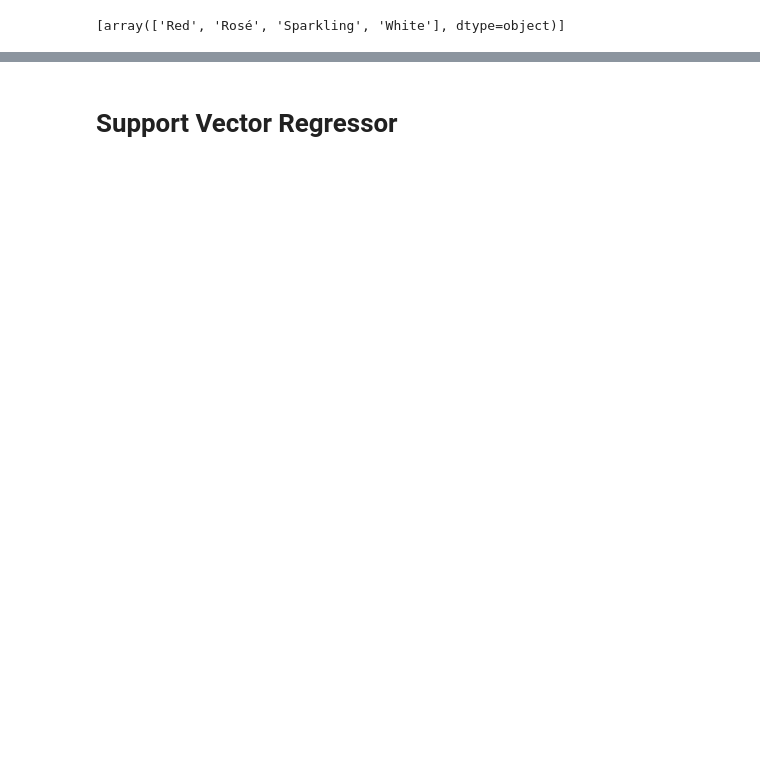
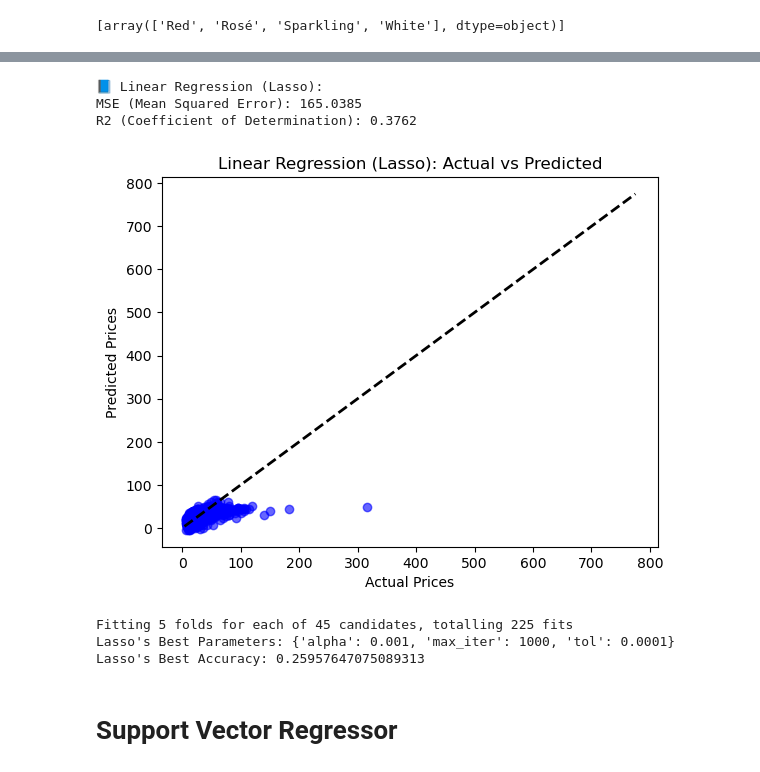
Before and after one commit to FILET81/World-of-Wines, a Jupyter notebook: Wine Price Predictor ML.ipynb, the cells around one changed output, grey strips where cells are left out. Cells and saved outputs as stored; diff of their text form; code cells hidden in the pictures; blank space fills up the shorter version.

```diff
--- a/Wine Price Predictor.ipynb
+++ b/Wine Price Predictor ML.ipynb
@@ -177,2 +215,60 @@ R2 (Coeficiente de Determinación): 0.2049
+# %%
+# Defining the model:
+lasso = Lasso(alpha=0.001, max_iter=1000, tol=0.0001)
+# Alpha controls the strength of the penalty -> The higher the alpha, the more the insignificance of variables becomes polarized! Most common are: 0.0001, 0.001, 0.01, 0.1, 1!
+
+# Fitting the model:
+lasso.fit(X_train, y_train)
+
+# Making predictions:
+y_pred_lasso = lasso.predict(X_test)
+
+# Evaluating performance of the model:
+mse_lasso = mean_squared_error(y_test, y_pred_lasso)
+r2_lasso = r2_score(y_test, y_pred_lasso)
+
+# Printing the performance's results:
+print("📘 Linear Regression (Lasso):")
+print(f"MSE (Mean Squared Error): {mse_lasso:.4f}")
+print(f"R2 (Coefficient of Determination): {r2_lasso:.4f}")
+# %% [output]
+📘 Linear Regression (Lasso):
+MSE (Mean Squared Error): 165.0385
+R2 (Coefficient of Determination): 0.3762
+# %%
+# Plotting actual vs predicted values:
+plt.scatter(y_test, y_pred_lasso, color="blue", alpha=0.6)
+plt.plot([y.min(), y.max()], [y.min(), y.max()], 'k--', lw=2)  # Diagonal line for reference
+plt.xlabel("Actual Prices")
+plt.ylabel("Predicted Prices")
+plt.title("Linear Regression (Lasso): Actual vs Predicted")
+plt.show()
+# %% [output]
+[figure, added]
+# %%
+# Defining the parameter grid (check the model's documentation to know the exact names of the hyperparameters):
+param_grid_lasso = {
+    "alpha": [0.0001, 0.001, 0.01, 0.1, 1],
+    "tol": [1e-4, 1e-5, 1e-6],
+    "max_iter": [1000, 5000, 10000]}
+
+# Creating GridSearchCV:
+grid_search_lasso = GridSearchCV(
+    estimator=Lasso(),     # Model we want to fit
+    param_grid=param_grid_lasso,     # Hyperparameters grid
+    cv=5,     # Number of Cross-Validation folds
+    scoring="r2",     # Scoring method we'll use to determine the best hyperparameters
+	verbose=1)     # It prints the results at each step
+
+# Performing Grid Search:
+grid_search_lasso.fit(X, y)
+
+# Returning Best parameters & Best score:
+print("Lasso's Best Parameters:", grid_search_lasso.best_params_)
+print("Lasso's Best Accuracy:", grid_search_lasso.best_score_)
+# %% [output]
+Fitting 5 folds for each of 45 candidates, totalling 225 fits
+Lasso's Best Parameters: {'alpha': 0.001, 'max_iter': 1000, 'tol': 0.0001}
+Lasso's Best Accuracy: 0.25957647075089313
 # %% [markdown]
 # Support Vector Regressor
```
Also changed, not shown: parts of 23 cells of this notebook, 1 other file.
